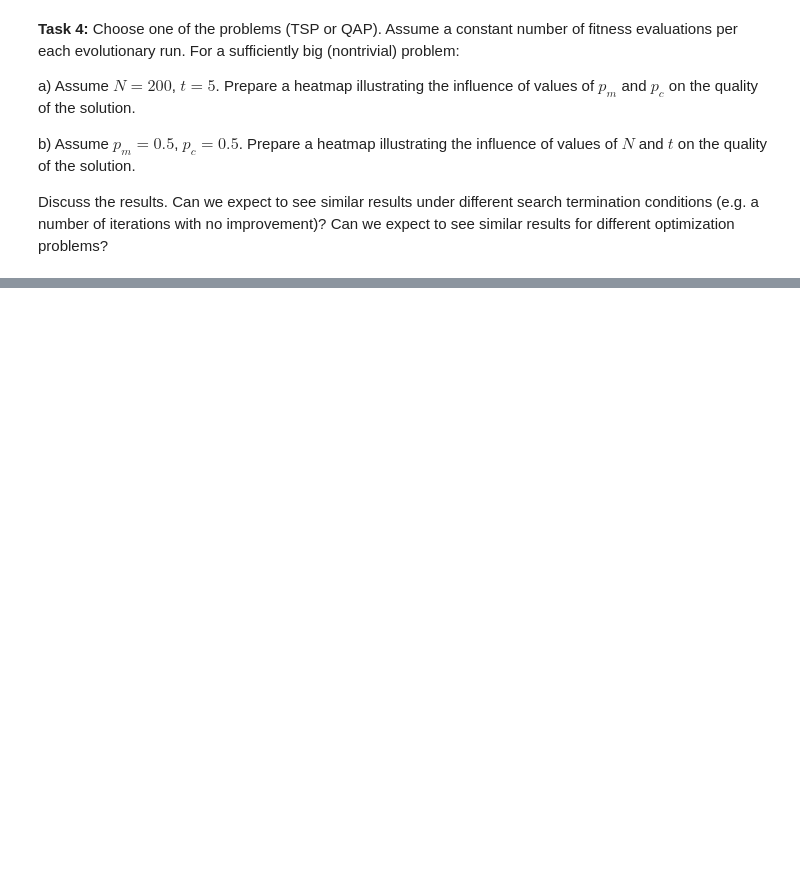
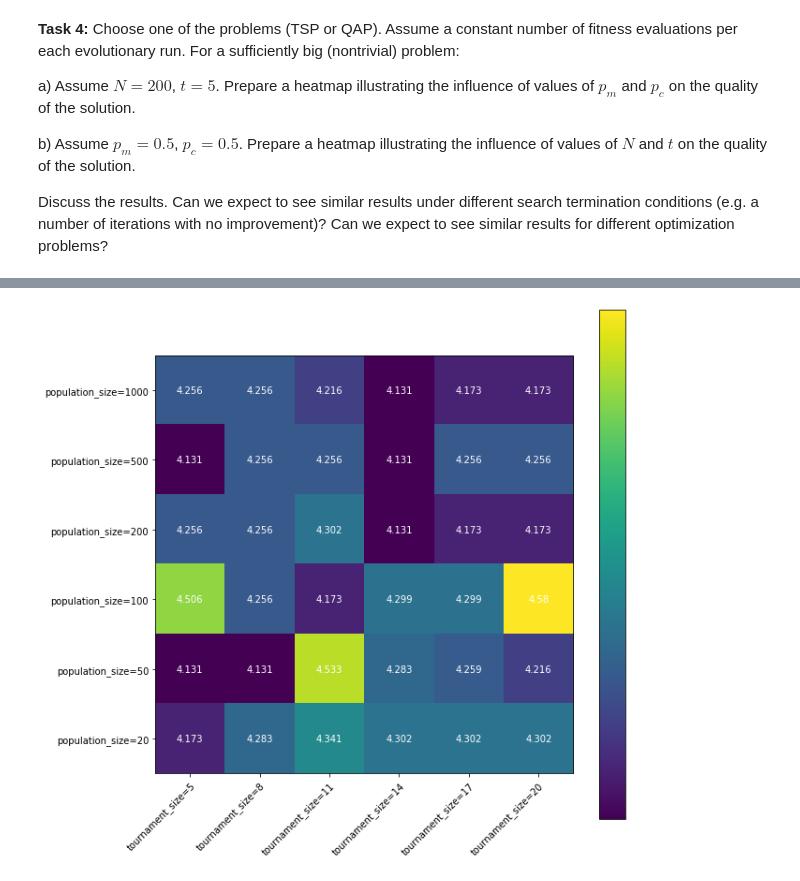
Before and after one commit to hejmsdz/iti2, a Jupyter notebook: sz/swarm-intelligence/ea.ipynb, the cells around one changed output, grey strips where cells are left out. Saved outputs shown, nothing was run; the diff lists cells and outputs as text; code cells hidden in the pictures; blank space fills up the shorter version.

```diff
--- a/sz/swarm-intelligence/ea.ipynb
+++ b/sz/swarm-intelligence/ea.ipynb
@@ -218,0 +306,16 @@ Discuss the results. Can we expect to see similar results under different search
+# %%
+heatmap2, labels2 = experiment(
+    tsp,
+    {
+        'crossover_prob': 0.5,
+        'mutation_prob': 0.5
+    },
+    {
+        'population_size': [1000, 500, 200, 100, 50, 20],
+        'tournament_size': [5, 8, 11, 14, 17, 20]
+    }
+)
+# %%
+draw_heatmap(heatmap2, labels2)
+# %% [output]
+[figure, added]
```
Also changed, not shown: parts of 7 cells of this notebook.
